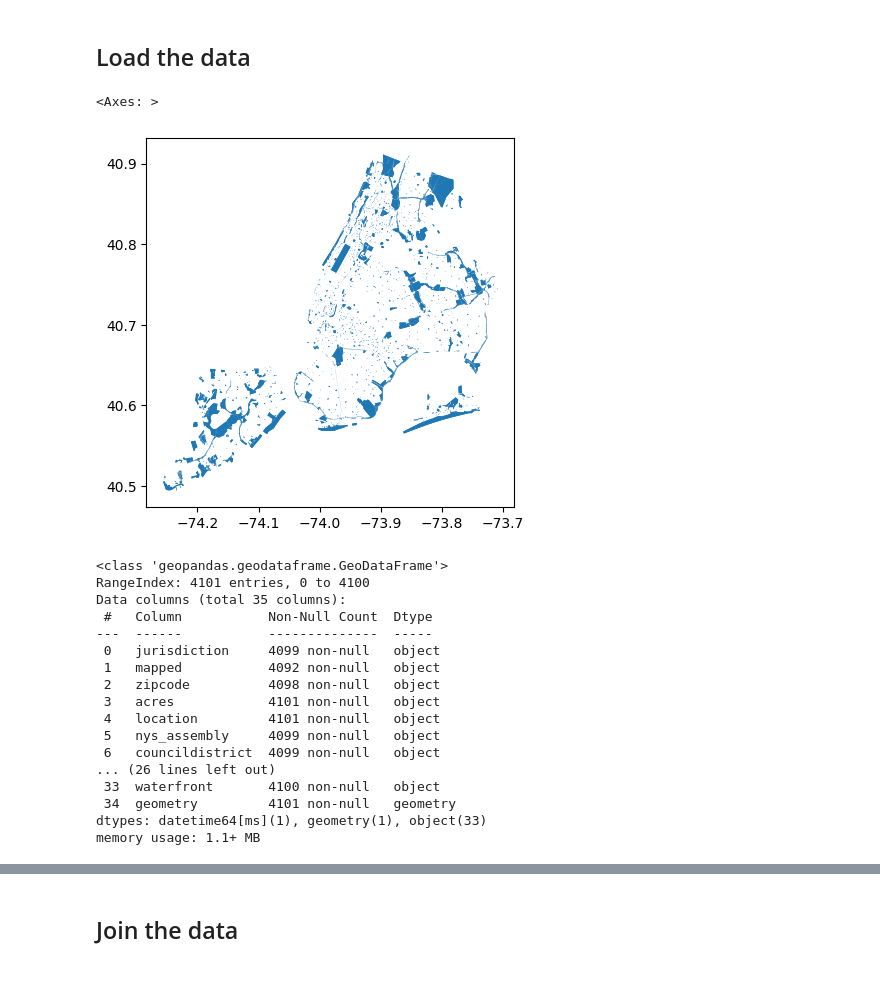
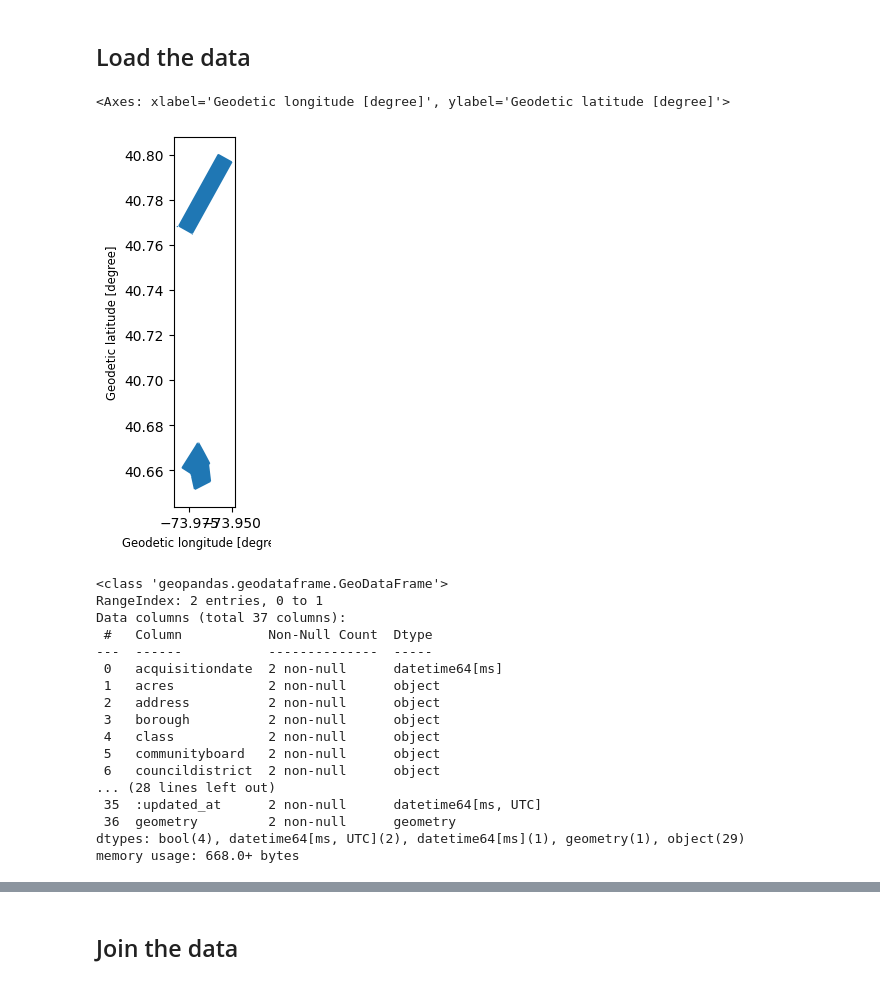
Before and after one commit to ivorywang-1005/intro-to-urban-data, a Jupyter notebook: Scale/S13_Joins_and_Aggregation.ipynb, the cells around one changed output, grey strips where cells are left out. Cells and saved outputs as stored; diff of their text form; code cells hidden in the pictures.

```diff
--- a/Scale/S13_Joins_and_Aggregation.ipynb
+++ b/Scale/S13_Joins_and_Aggregation.ipynb
@@ -16,3 +17,5 @@ from shapely import wkt
 # %%
 # You can use the 'Cornell Example Data' folder from the previous class
-DATA_DIRECTORY = "/content/drive/MyDrive/Cornell AAP - MSAUD/ARCH 6131/Example Data/Cornell Example Data"
+drive.mount("/content/drive")
+DATA_DIRECTORY = "/content/drive/MyDrive/ARCH 6131/example_data"
+!ls "{DATA_DIRECTORY}"
@@ -20,31 +40,32 @@ DATA_DIRECTORY = "/content/drive/MyDrive/Cornell AAP - MSAUD/ARCH 6131/Example D
 ## Load the data
 # %%
 # Load parks
-parks_gdf = gpd.read_file(Path(DATA_DIRECTORY) / "Parks Properties_20241028.geojson")
+parks_gdf = gpd.read_file(
+    Path(DATA_DIRECTORY) / "Parks_Properties_20261026 (Central Park + Prospect Park).geojson")
 parks_gdf.plot()
 # %% [output]
-<Axes: >
+<Axes: xlabel='Geodetic longitude [degree]', ylabel='Geodetic latitude [degree]'>
-[figure, old version]
+[figure, new version]
 # %%
 parks_gdf.info()
 # %% [output]
 <class 'geopandas.geodataframe.GeoDataFrame'>
-RangeIndex: 4101 entries, 0 to 4100
-Data columns (total 35 columns):
+RangeIndex: 2 entries, 0 to 1
+Data columns (total 37 columns):
  #   Column           Non-Null Count  Dtype
 ---  ------           --------------  -----
- 0   jurisdiction     4099 non-null   object
- 1   mapped           4092 non-null   object
- 2   zipcode          4098 non-null   object
- 3   acres            4101 non-null   object
- 4   location         4101 non-null   object
- 5   nys_assembly     4099 non-null   object
- 6   councildistrict  4099 non-null   object
-... (26 lines left out)
- 33  waterfront       4100 non-null   object
- 34  geometry         4101 non-null   geometry
-dtypes: datetime64[ms](1), geometry(1), object(33)
-memory usage: 1.1+ MB
+ 0   acquisitiondate  2 non-null      datetime64[ms]
+ 1   acres            2 non-null      object
+ 2   address          2 non-null      object
+ 3   borough          2 non-null      object
+ 4   class            2 non-null      object
+ 5   communityboard   2 non-null      object
+ 6   councildistrict  2 non-null      object
+... (28 lines left out)
+ 35  :updated_at      2 non-null      datetime64[ms, UTC]
+ 36  geometry         2 non-null      geometry
+dtypes: bool(4), datetime64[ms, UTC](2), datetime64[ms](1), geometry(1), object(29)
+memory usage: 668.0+ bytes
 # %%
 # Load water fountains — notice how this one does not have a 'geometry' column
 # It will load as a DataFrame, with a 'Point' column
```
Also changed, not shown: parts of 10 cells of this notebook.
